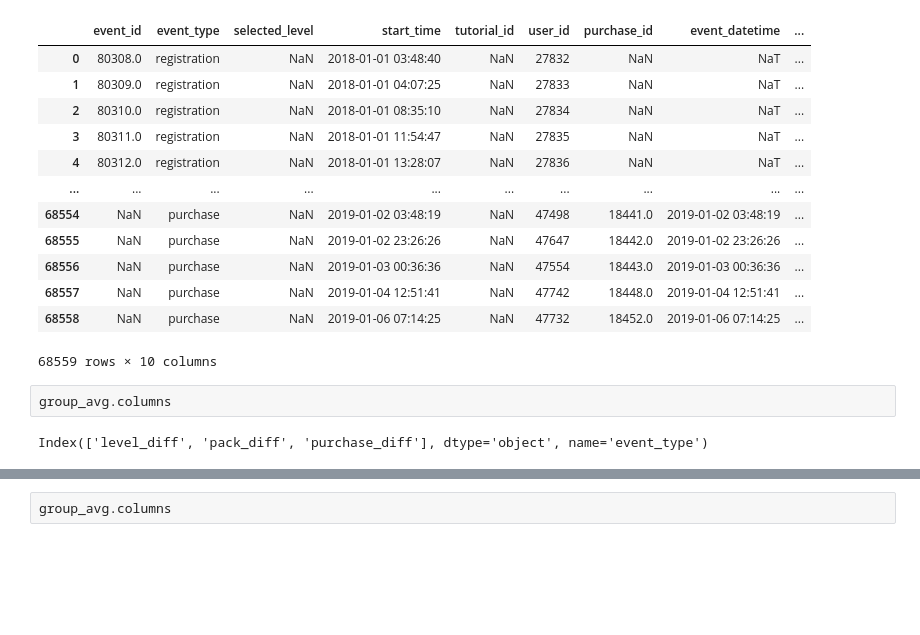
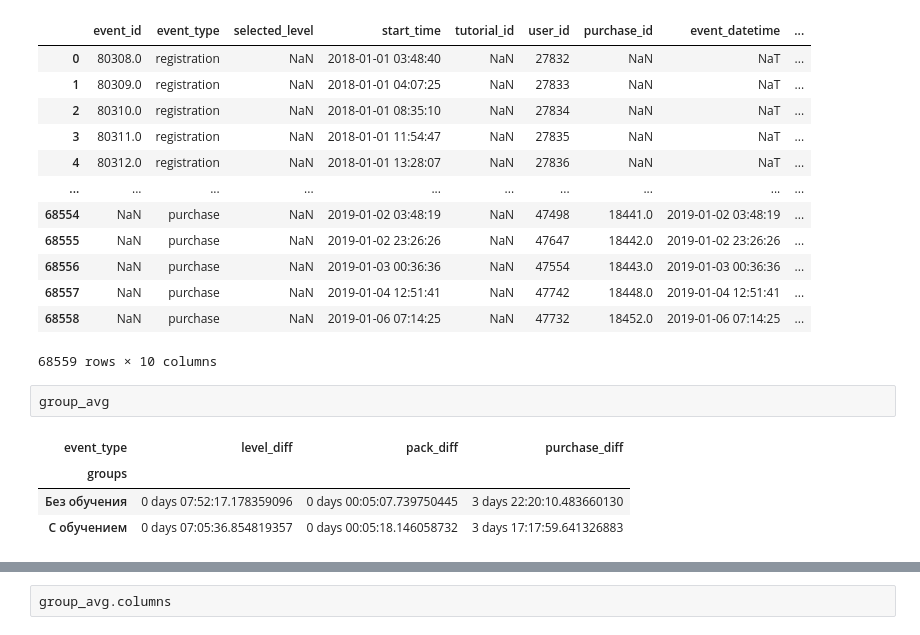
Before and after one commit to VRaptor555/my-apps, a Jupyter notebook: project3/project_3.ipynb, the cells around one changed output, grey strips where cells are left out. Saved outputs shown, nothing was run; the diff lists cells and outputs as text; blank space fills up the shorter version.

```diff
--- a/project3/project_3.ipynb
+++ b/project3/project_3.ipynb
@@ -138,6 +141,9 @@ total_events_df
 | 68558 | NaN | purchase | NaN | 2019-01-06 07:14:25 | NaN | 47732 | 18452.0 | 2019-01-06 07:14:25 | ... |
 68559 rows × 10 columns
 # %%
-group_avg.columns
+group_avg
 # %% [output]
-Index(['level_diff', 'pack_diff', 'purchase_diff'], dtype='object', name='event_type')
+| event_type | level_diff | pack_diff | purchase_diff |
+| groups |  |  |  |
+| Без обучения | 0 days 07:52:17.178359096 | 0 days 00:05:07.739750445 | 3 days 22:20:10.483660130 |
+| С обучением | 0 days 07:05:36.854819357 | 0 days 00:05:18.146058732 | 3 days 17:17:59.641326883 |
```
Also changed, not shown: parts of 4 cells of this notebook.
